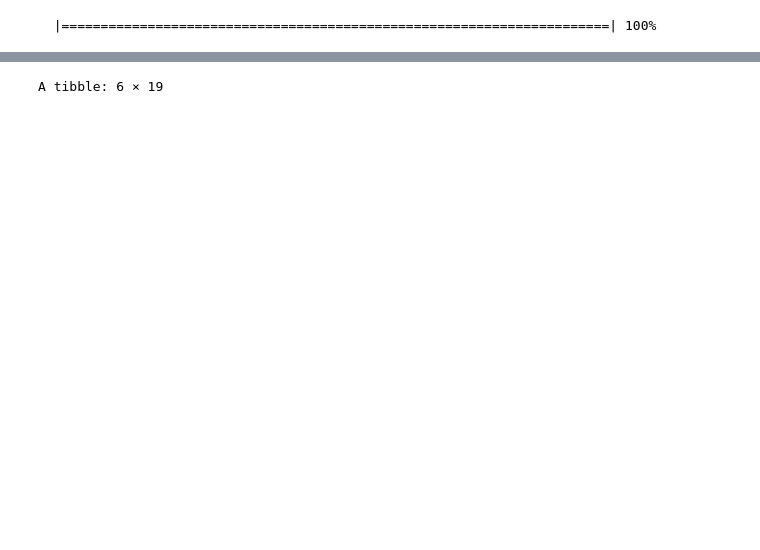
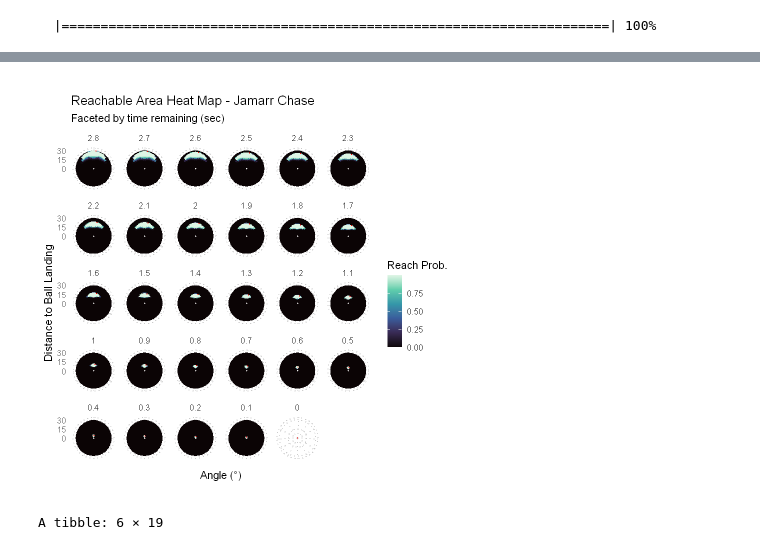
Before and after one commit to MPuram12/BigDataBowl2025, a Jupyter notebook: neural net.ipynb, the cells around one changed output, grey strips where cells are left out. Cells and saved outputs as stored; diff of their text form; code cells hidden in the pictures; blank space fills up the shorter version.

```diff
--- a/neural net.ipynb
+++ b/neural net.ipynb
@@ -522,0 +500,91 @@ Warning message:
+# %%
+chase <- read.csv("chase.csv") %>%
+    filter(player_role == "Targeted Receiver", !is.na(time_left_s)) %>%
+    select(nfl_id, dist_to_ball_land, time_left_s, angle_diff, speed, accel)
+
+speeds <- chase %>%
+  pull(speed)
+
+times <- chase %>%
+  pull(time_left_s)
+
+accels <- chase %>%
+  pull(accel)
+
+test_df <- data.frame()
+for(i in seq(1, length(times) - 1)) {
+  time = times[i]
+  speed = speeds[i]
+  accel = accels[i]
+
+  temp_df <- expand.grid(
+    nfl_id = 53434, # 54508 for wandale robinson, 44881 for cooper kupp, 53434 jamarr chase
+    dist_to_ball_land = seq(1, 30),
+    time_left_s = time,
+    angle_diff = seq(0, 180, 10),
+    speed = speed,
+    accel = accel
+  )
+
+  test_df <- bind_rows(test_df, temp_df)
+}
+
+test_pred <- h2o.predict(model, as.h2o(test_df))
+test_probs <- as.vector(test_pred$p1)
+
+test_df <- test_df %>%
+  mutate(pred = test_probs)
+
+
+# Mirror your 0–180° data to make a full 0–360° field
+test_df_mirrored <- test_df %>%
+  mutate(angle_diff_mirror = angle_diff) %>%
+  bind_rows(
+    test_df %>%
+      mutate(angle_diff_mirror = 360 - angle_diff)
+  ) %>%
+  mutate(reach = pred > .5)
+
+ball_df <- chase %>%
+  distinct(time_left_s, dist_to_ball_land, angle_diff)
+
+# Plot: 0° straight up, increasing clockwise
+ggplot(test_df_mirrored, aes(x = angle_diff_mirror, y = dist_to_ball_land, fill = pred)) +
+  geom_tile() +
+  coord_polar(start = 0, direction = 1) +  # ✅ This combination puts 0° at top and increases clockwise
+  scale_fill_viridis_c(option = "mako", name = "Reach Prob.") +
+  scale_x_continuous(
+    breaks = seq(0, 330, 30),
+    #labels = paste0(seq(0, 330, 30), "°")
+    labels = NULL
+  ) +
+  scale_y_continuous(
+    limits = c(0,30),
+    breaks = seq(0, 30, 15),
+    name = "Distance to Ball Landing"
+  ) +
+  labs(
+    title = "Reachable Area Heat Map - Jamarr Chase",
+    subtitle = paste("Faceted by time remaining (sec)"),
+    x = "Angle (°)",
+    y = "Distance"
+  ) +
+  facet_wrap(~ reorder(time_left_s, -time_left_s)) +
+  theme_minimal(base_size = 13) +
+  theme(
+    panel.grid.minor = element_blank(),
+    panel.grid.major = element_line(color = "gray80", linetype = "dotted"),
+    #plot.title = element_text(hjust = 0.5, face = "bold"),
+    axis.text.x = element_text(size = 10, face = "bold"),
+    legend.position = "right"
+  ) +
+  # Optional: show the player in the center
+  annotate("point", x = 0, y = 0, size = .5, color = "white") +
+  geom_point(
+    data = ball_df,
+    aes(x = angle_diff, y = dist_to_ball_land),
+    color = "red",
+    size = .2,
+    inherit.aes = FALSE
+  )
+# %% [output]
@@ -523,3 +596,4 @@ Warning message:
+[figure, added]
 # %%
 extra_data <- data %>%
   select(game_id, play_id, frame_id, x, y, 15:28)
```
Also changed, not shown: parts of 23 cells of this notebook, 11 other files.
